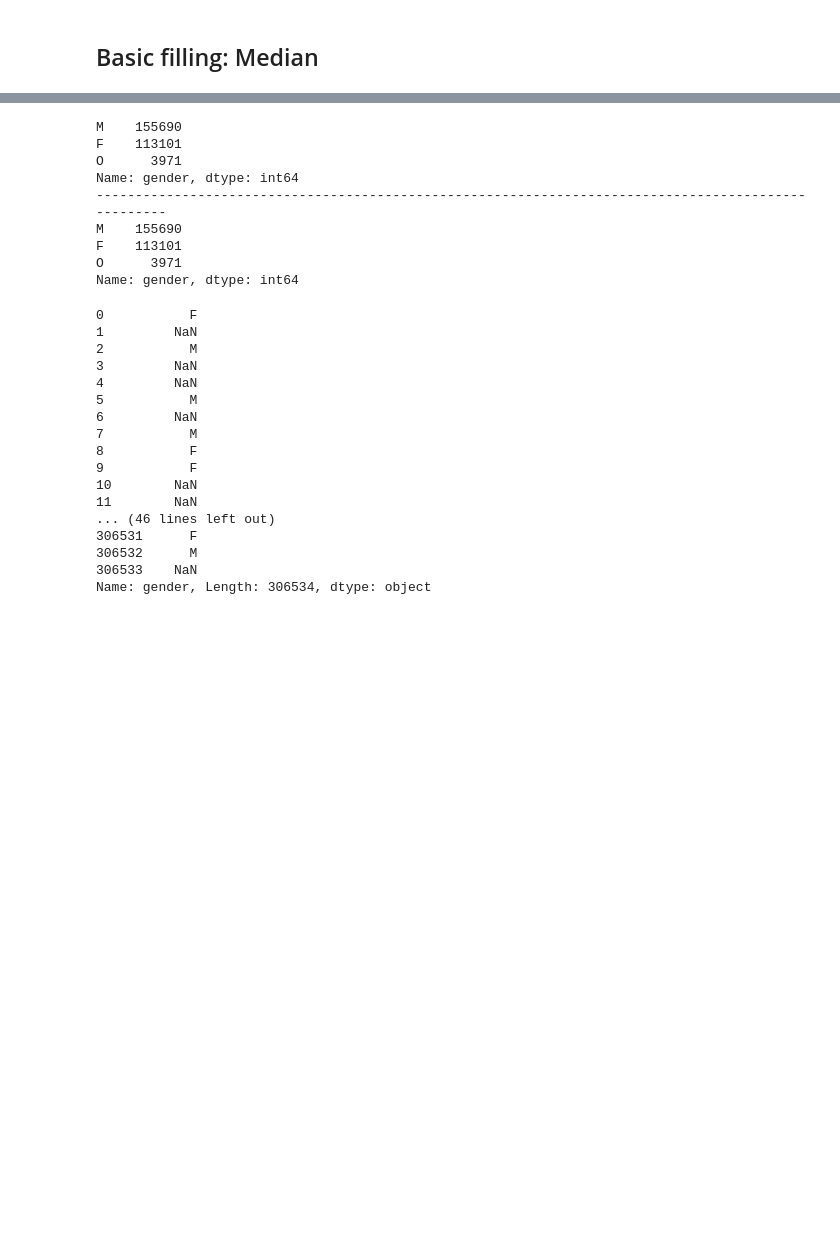
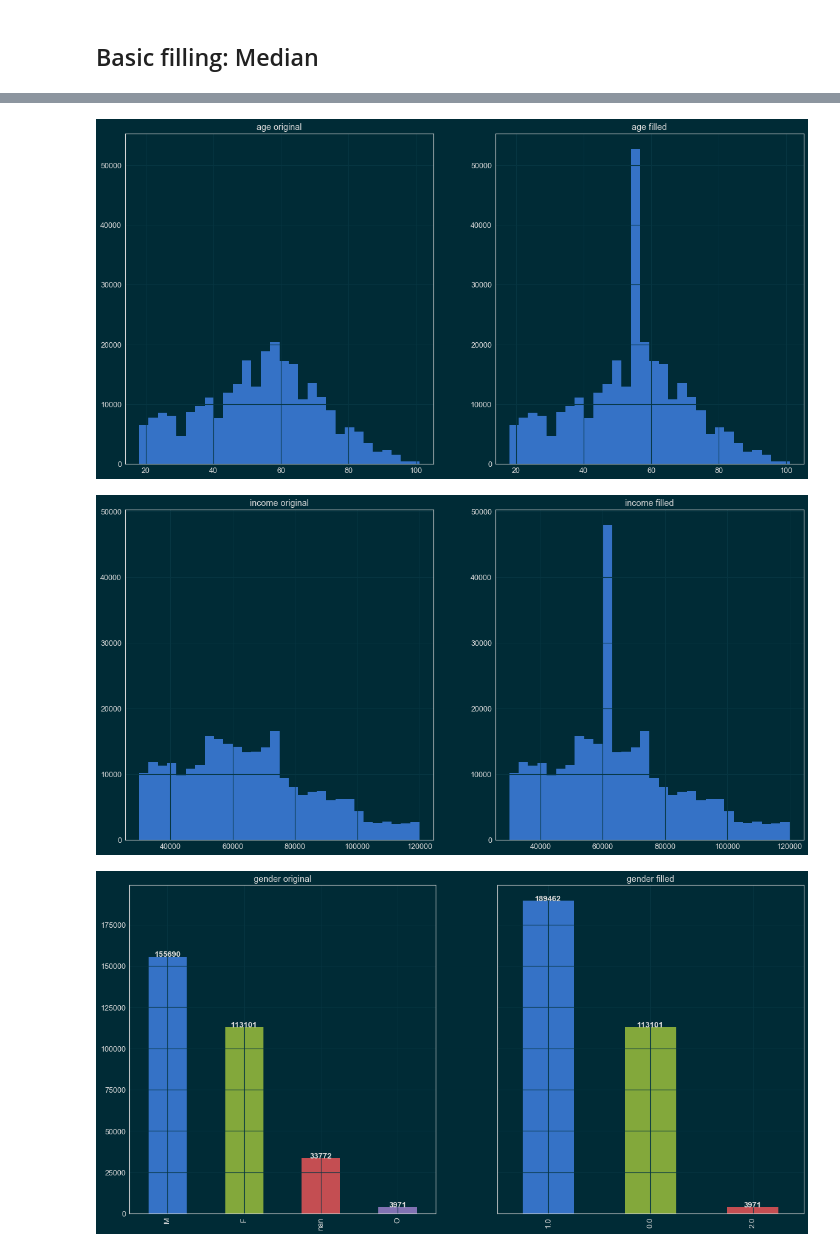
Before and after one commit to mtasende/starbucks-advertising, a Jupyter notebook: notebooks/scratchpad/004-mt-missing-data.ipynb, the cells around one changed output, grey strips where cells are left out. Cells and saved outputs as stored; diff of their text form; code cells hidden in the pictures; blank space fills up the shorter version.

```diff
--- a/notebooks/scratchpad/004-mt-missing-data.ipynb
+++ b/notebooks/scratchpad/004-mt-missing-data.ipynb
@@ -152,2 +146,0 @@ TypeError: '<' not supported between instances of 'str' and 'float'
-# %%
-transformers.fit(data)
@@ -183,34 +161,36 @@ filled.income.hist(bins=30)
-# %%
-print(data.gender.value_counts())
-print('-'*100)
-print(filled.gender.value_counts())
-# %% [output]
-M    155690
-F    113101
-O      3971
-Name: gender, dtype: int64
-----------------------------------------------------------------------------------------------------
-M    155690
-F    113101
-O      3971
-Name: gender, dtype: int64
-# %%
-data.gender.fillna(data.gender.mode())
-# %% [output]
-0           F
-1         NaN
-2           M
-3         NaN
-4         NaN
-5           M
-6         NaN
-7           M
-8           F
-9           F
-10        NaN
-11        NaN
-... (46 lines left out)
-306531      F
-306532      M
-306533    NaN
-Name: gender, Length: 306534, dtype: object
+# %%
+def add_bar_labels(values):
+    for i, v in enumerate(values):
+            plt.text(i, v, str(v), ha='center', fontweight='bold')
+# %%
+def show_imputer_results(data, filled,
+                         continuous=['age', 'income'],
+                         discrete=['gender']):
+    """ Shows some differences between a dataset and a filled dataset. """
+    for feat in continuous:
+        plt.figure()
+        ax1 = plt.subplot(1,2,1)
+        data[feat].hist(bins=30)
+        plt.title('{} original'.format(feat))
+        plt.subplot(1,2,2, sharey=ax1)
+        filled[feat].hist(bins=30)
+        plt.title('{} filled'.format(feat))
+
+    for feat in discrete:
+        counts1 = data.gender.value_counts(dropna=False)
+        counts2 = filled.gender.value_counts(dropna=False)
+        plt.figure()
+        ax1 = plt.subplot(1,2,1)
+        counts1.plot(kind='bar')
+        plt.title('{} original'.format(feat))
+        add_bar_labels(counts1)
+        plt.subplot(1,2,2, sharey=ax1)
+        counts2.plot(kind='bar')
+        plt.title('{} filled'.format(feat))
+        add_bar_labels(counts2)
+# %%
+show_imputer_results(data, filled)
+# %% [output]
+[figure, added]
+[figure, added]
+[figure, added]
```
Also changed, not shown: parts of 46 cells of this notebook, 2 other files.
